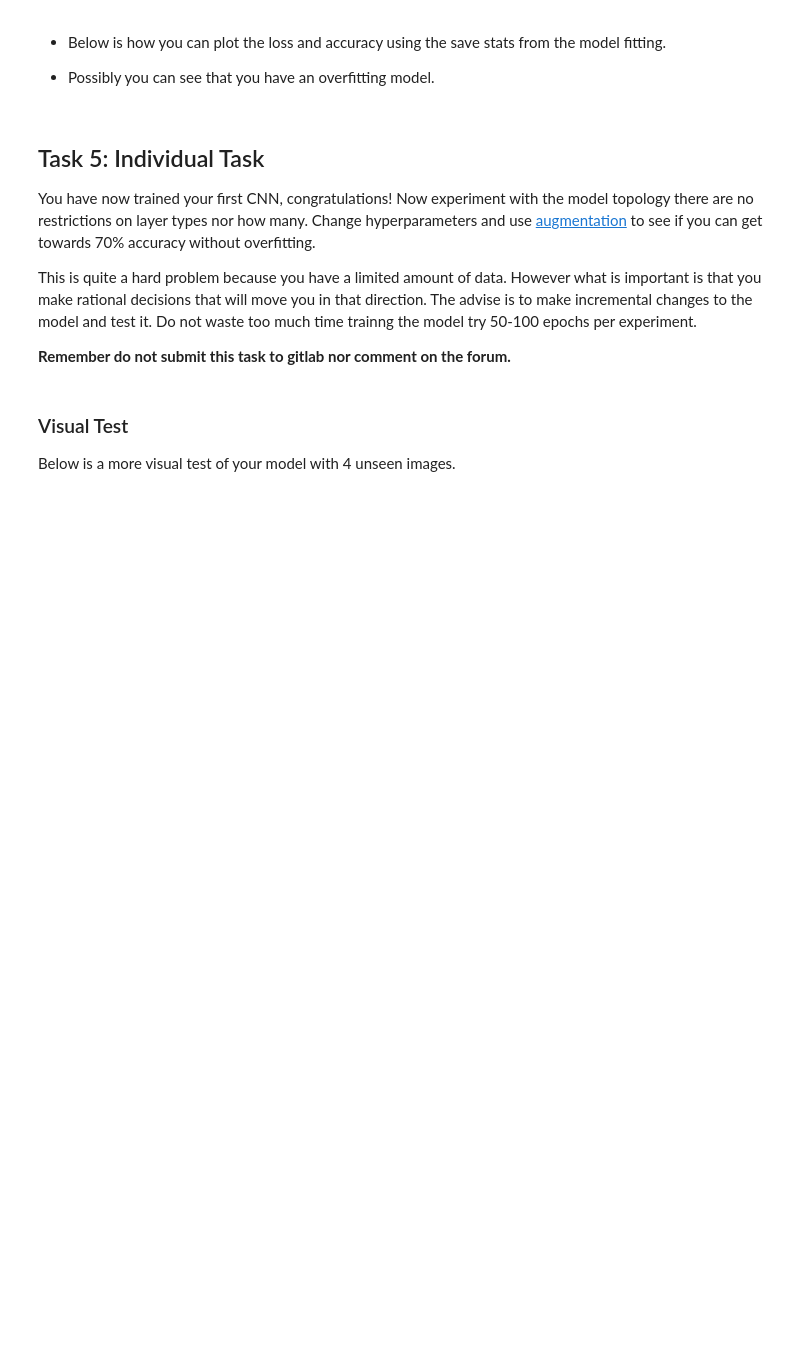
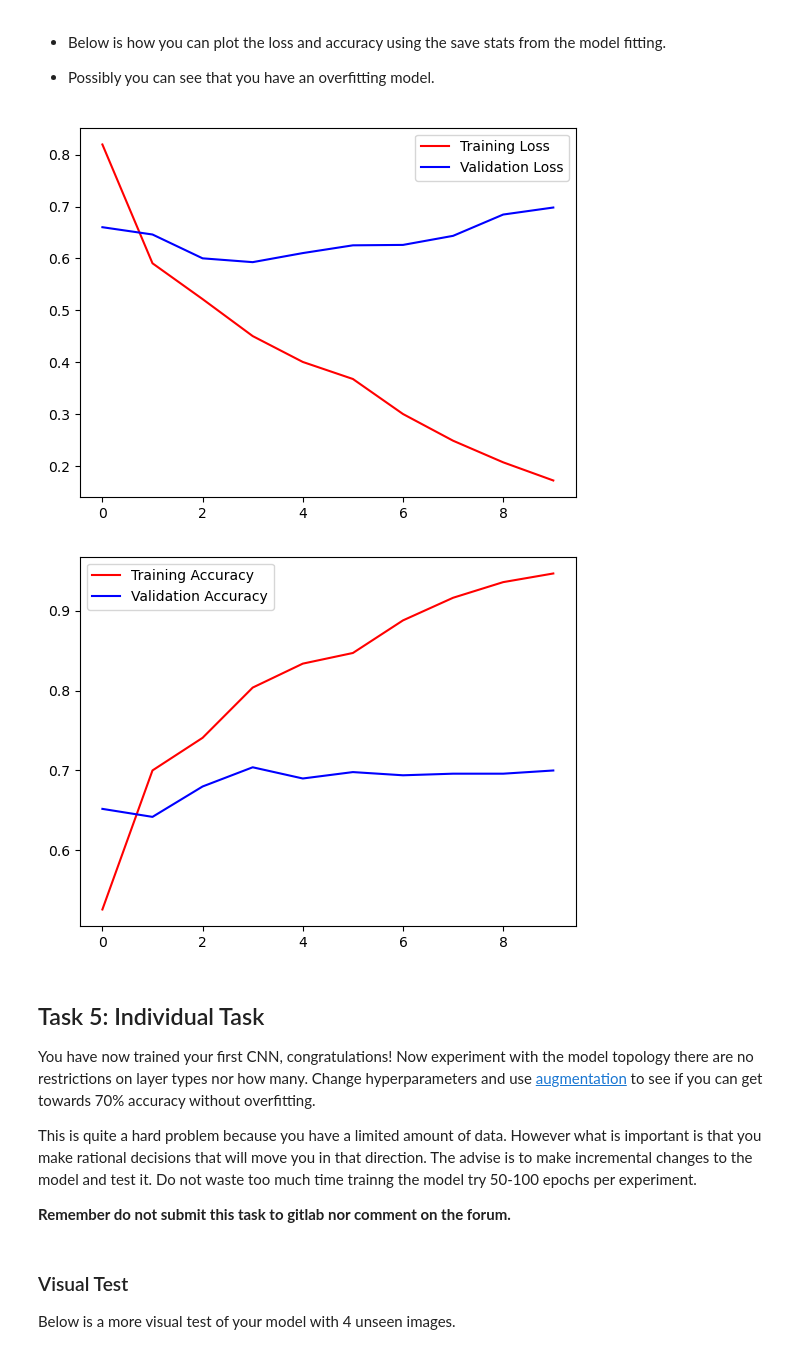
Before and after one commit to sean-meade/Convolution-Neural-Networks, a Jupyter notebook: Etivity3_ConvolutionNetworks_9539719.ipynb, the cells around one changed output. Saved outputs shown, nothing was run; the diff lists cells and outputs as text; code cells hidden in the pictures; blank space fills up the shorter version.

Commit message:
Adding task 4 and image of model

```diff
--- a/Etivity3_ConvolutionNetworks_9539719.ipynb
+++ b/Etivity3_ConvolutionNetworks_9539719.ipynb
@@ -654,12 +654,12 @@ The following cells contain incomplete Keras code where you will need to complet
 # define network topology
 net = Sequential()
 
-net.add(Input(???))
-net.add(Rescaling(???))
-net.add(Conv2D(???))
-net.add(MaxPooling2D(???))
-net.add(Flatten(???))
-net.add(Dense(???))
-net.add(Dense(???))
+net.add(Input(shape=(64, 64, 3)))
+net.add(Rescaling(1./255))
+net.add(Conv2D(32, (3, 3), activation='relu'))
+net.add(MaxPooling2D(pool_size=(2, 2), strides=(2, 2)))
+net.add(Flatten())
+net.add(Dense(128, activation='relu'))
+net.add(Dense(1, activation='sigmoid'))
 
-net.compile(optimizer = ???, loss = ???, metrics = ???)
+net.compile(optimizer='adam', loss='binary_crossentropy', metrics=['accuracy'])
@@ -685,0 +698,7 @@ test_set = image_dataset_from_directory(???,
+# %%
+# data/catdog/training_set/ contains two folders: cats/ and dogs/ which each contains individual jpeg images to be used for training.
+training_set = image_dataset_from_directory('data/catdog/training_set/',
+                                                 image_size = (64, 64),
+                                                 batch_size = 32)
+
+test_set = image_dataset_from_directory('data/catdog/test_set/', image_size=(64, 64), batch_size=32)
@@ -686,4 +708,4 @@ test_set = image_dataset_from_directory(???,
 # %% [markdown]
 **Cell instructions:** fit your model on the training set over 10 epochs. Include the test set in the fitting process for validation.
 # %%
-hist = net.fit(???)
+hist = net.fit(training_set, epochs=10, validation_data=test_set)
@@ -694,11 +737,16 @@ hist = net.fit(???)
 # %%
 plt.plot(hist.history['loss'],c='r')
 plt.plot(hist.history['val_loss'],c='b')
+plt.legend(['Training Loss','Validation Loss'])
 plt.show()
 
 plt.plot(hist.history['accuracy'],c='r')
 plt.plot(hist.history['val_accuracy'],c='b')
+plt.legend(['Training Accuracy','Validation Accuracy'])
 plt.show()
+# %% [output]
+[figure, added]
+[figure, added]
 # %% [markdown]
 ## Task 5: Individual Task
 
```
Also changed, not shown: parts of 9 cells of this notebook, 1 other file.
